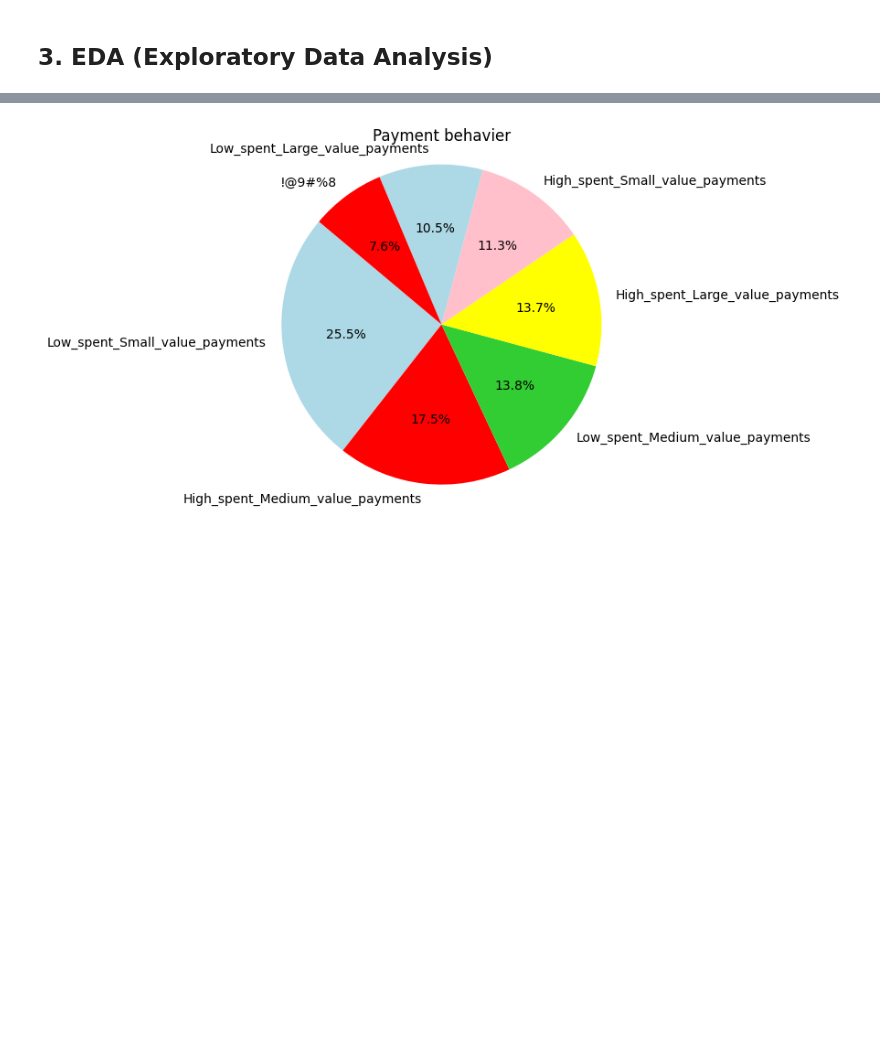
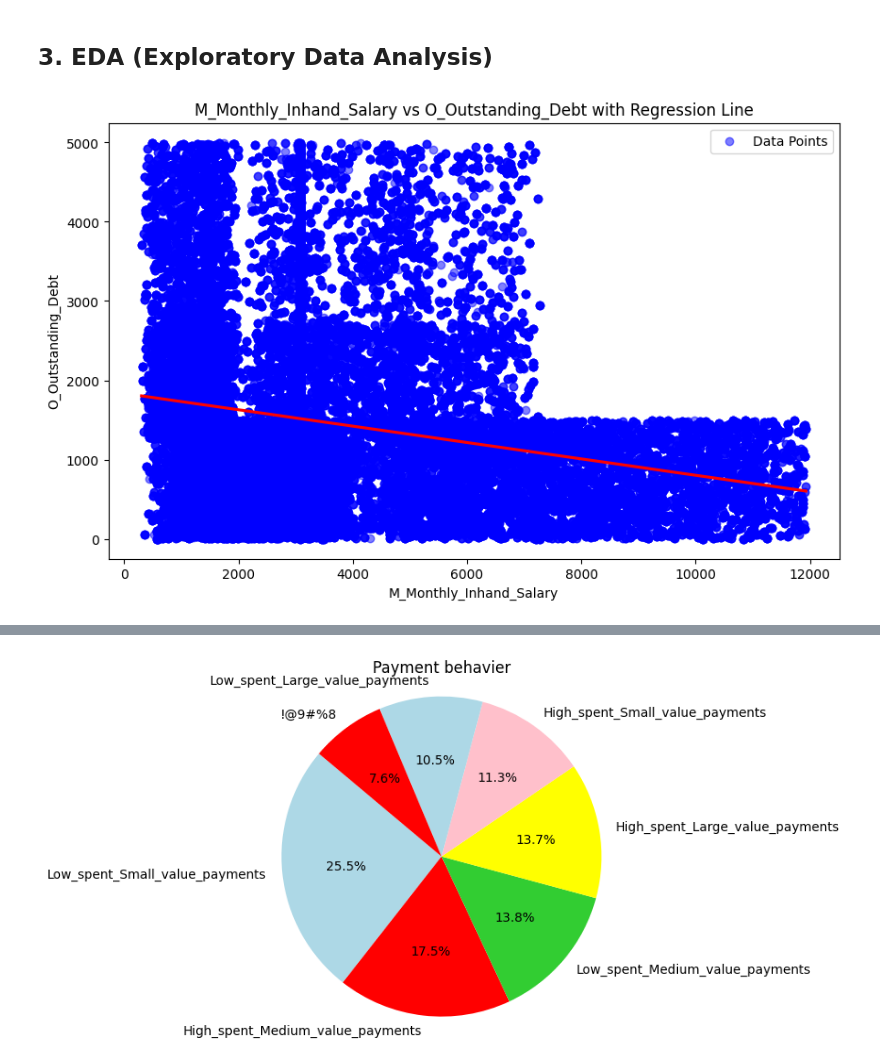
Before and after one commit to mizzony/ML-class, a Jupyter notebook: Sutinan_A3_credit_score_prediction.ipynb, the cells around one changed output, grey strips where cells are left out. Saved outputs shown, nothing was run; the diff lists cells and outputs as text; code cells hidden in the pictures; blank space fills up the shorter version.

```diff
--- a/Sutinan_A3_credit_score_prediction.ipynb
+++ b/Sutinan_A3_credit_score_prediction.ipynb
@@ -560,6 +561,29 @@ df.head()
 handling outliers using Z-score method. drop some insignificant columns with high missing values.
 # %% [markdown]
 ## 3. EDA (Exploratory Data Analysis)
+# %%
+import matplotlib.pyplot as plt
+import seaborn as sns
+
+# Create a combined scatter plot with a regression line
+plt.figure(figsize=(10, 6))
+
+# Scatter plot
+plt.scatter(df['M_Monthly_Inhand_Salary'], df['O_Outstanding_Debt'], label='Data Points', color='blue', alpha=0.5)
+
+# Regression line
+sns.regplot(x='M_Monthly_Inhand_Salary', y='O_Outstanding_Debt', data=df, scatter=False, color='red', line_kws={'label': 'Regression Line'})
+
+# Adding titles and labels
+plt.title('M_Monthly_Inhand_Salary vs O_Outstanding_Debt with Regression Line')
+plt.xlabel("M_Monthly_Inhand_Salary")
+plt.ylabel("O_Outstanding_Debt")
+plt.legend()
+
+# Display the combined plot
+plt.show()
+# %% [output]
+[figure, added]
 # %%
 import plotly.express as px  # Import plotly.express and assign
 
```
Also changed, not shown: parts of 30 cells of this notebook.
